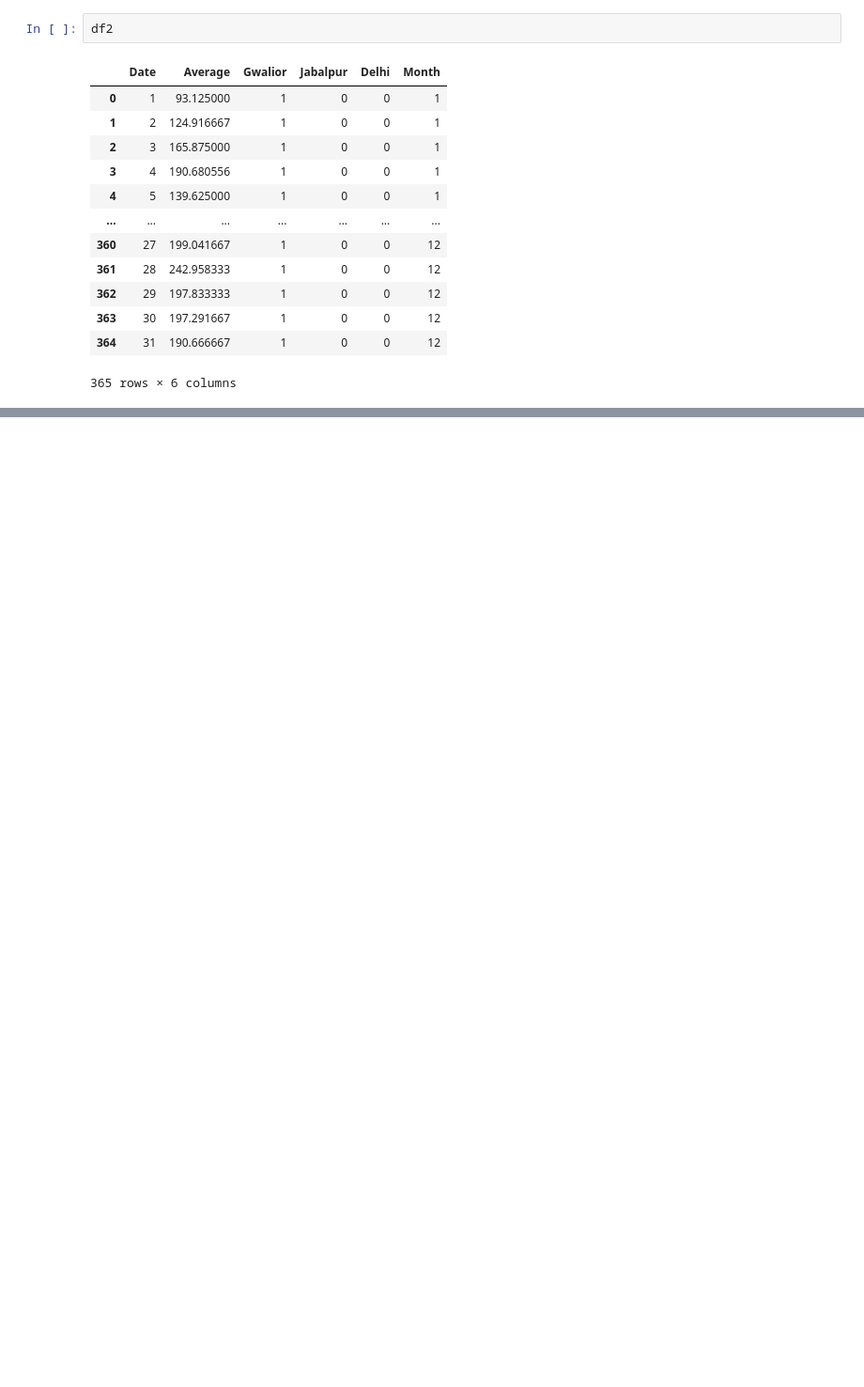
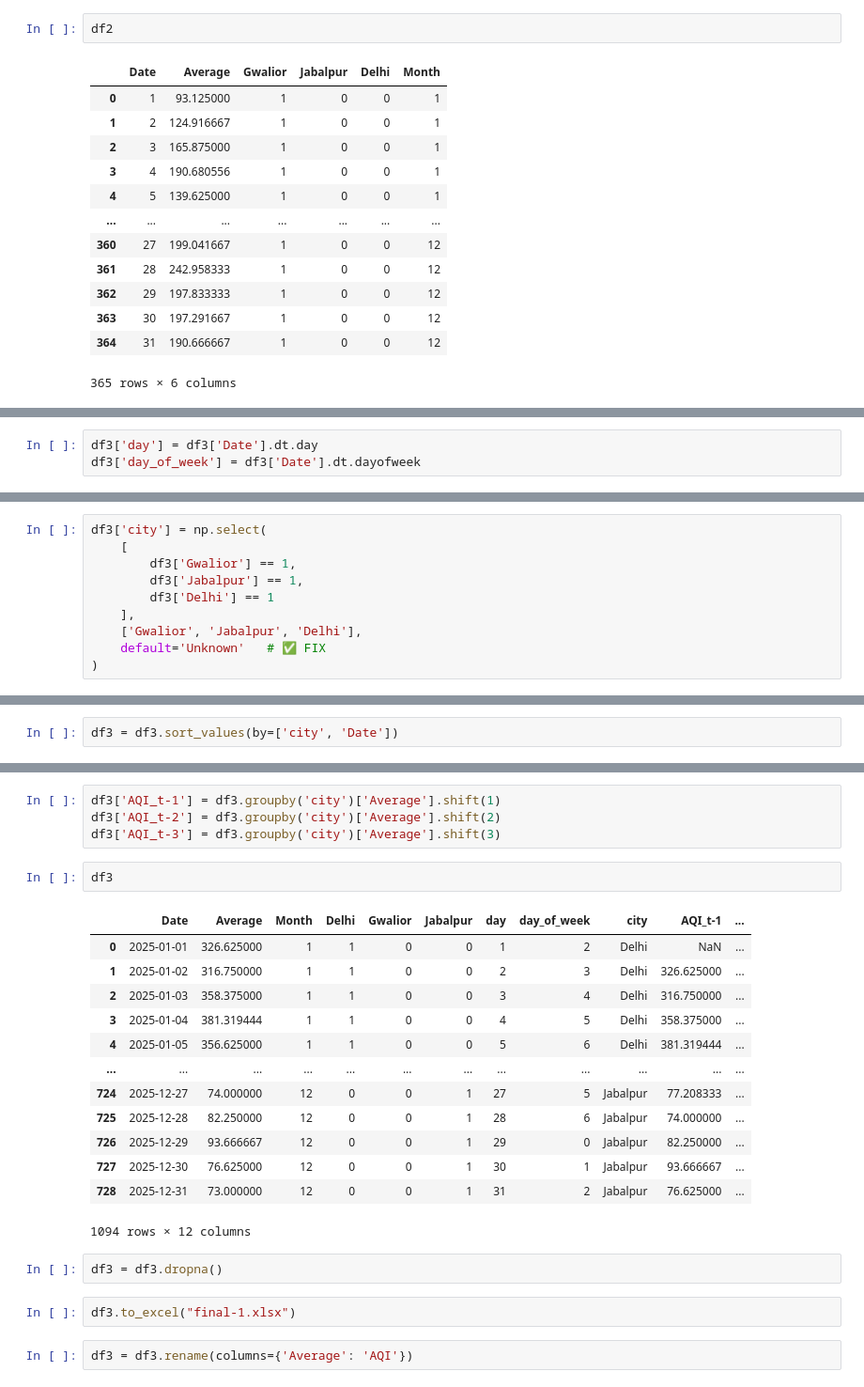
Before and after one commit to aisyng2621/Air-Sense, a Jupyter notebook: Dataset/Preprocessing.ipynb, the cells around one changed output, grey strips where cells are left out. Shown at 94% size. Drawn from its saved outputs; the diff is of its cells as text; blank space fills up the shorter version.

```diff
--- a/Dataset/Preprocessing.ipynb
+++ b/Dataset/Preprocessing.ipynb
@@ -655,0 +726,3 @@ df2
+# %%
+df3['day'] = df3['Date'].dt.day
+df3['day_of_week'] = df3['Date'].dt.dayofweek
@@ -655,0 +745,10 @@ df2
+# %%
+df3['city'] = np.select(
+    [
+        df3['Gwalior'] == 1,
+        df3['Jabalpur'] == 1,
+        df3['Delhi'] == 1
+    ],
+    ['Gwalior', 'Jabalpur', 'Delhi'],
+    default='Unknown'   # ✅ FIX
+)
@@ -655,0 +771,2 @@ df2
+# %%
+df3 = df3.sort_values(by=['city', 'Date'])
@@ -655,0 +782,26 @@ df2
+# %%
+df3['AQI_t-1'] = df3.groupby('city')['Average'].shift(1)
+df3['AQI_t-2'] = df3.groupby('city')['Average'].shift(2)
+df3['AQI_t-3'] = df3.groupby('city')['Average'].shift(3)
+# %%
+df3
+# %% [output]
+|  | Date | Average | Month | Delhi | Gwalior | Jabalpur | day | day_of_week | city | AQI_t-1 | ... |
+| 0 | 2025-01-01 | 326.625000 | 1 | 1 | 0 | 0 | 1 | 2 | Delhi | NaN | ... |
+| 1 | 2025-01-02 | 316.750000 | 1 | 1 | 0 | 0 | 2 | 3 | Delhi | 326.625000 | ... |
+| 2 | 2025-01-03 | 358.375000 | 1 | 1 | 0 | 0 | 3 | 4 | Delhi | 316.750000 | ... |
+| 3 | 2025-01-04 | 381.319444 | 1 | 1 | 0 | 0 | 4 | 5 | Delhi | 358.375000 | ... |
+| 4 | 2025-01-05 | 356.625000 | 1 | 1 | 0 | 0 | 5 | 6 | Delhi | 381.319444 | ... |
+| ... | ... | ... | ... | ... | ... | ... | ... | ... | ... | ... | ... |
+| 724 | 2025-12-27 | 74.000000 | 12 | 0 | 0 | 1 | 27 | 5 | Jabalpur | 77.208333 | ... |
+| 725 | 2025-12-28 | 82.250000 | 12 | 0 | 0 | 1 | 28 | 6 | Jabalpur | 74.000000 | ... |
+| 726 | 2025-12-29 | 93.666667 | 12 | 0 | 0 | 1 | 29 | 0 | Jabalpur | 82.250000 | ... |
+| 727 | 2025-12-30 | 76.625000 | 12 | 0 | 0 | 1 | 30 | 1 | Jabalpur | 93.666667 | ... |
+| 728 | 2025-12-31 | 73.000000 | 12 | 0 | 0 | 1 | 31 | 2 | Jabalpur | 76.625000 | ... |
+1094 rows × 12 columns
+# %%
+df3 = df3.dropna()
+# %%
+df3.to_excel("final-1.xlsx")
+# %%
+df3 = df3.rename(columns={'Average': 'AQI'})
```
Also changed, not shown: parts of 24 cells of this notebook, 4 other files.
